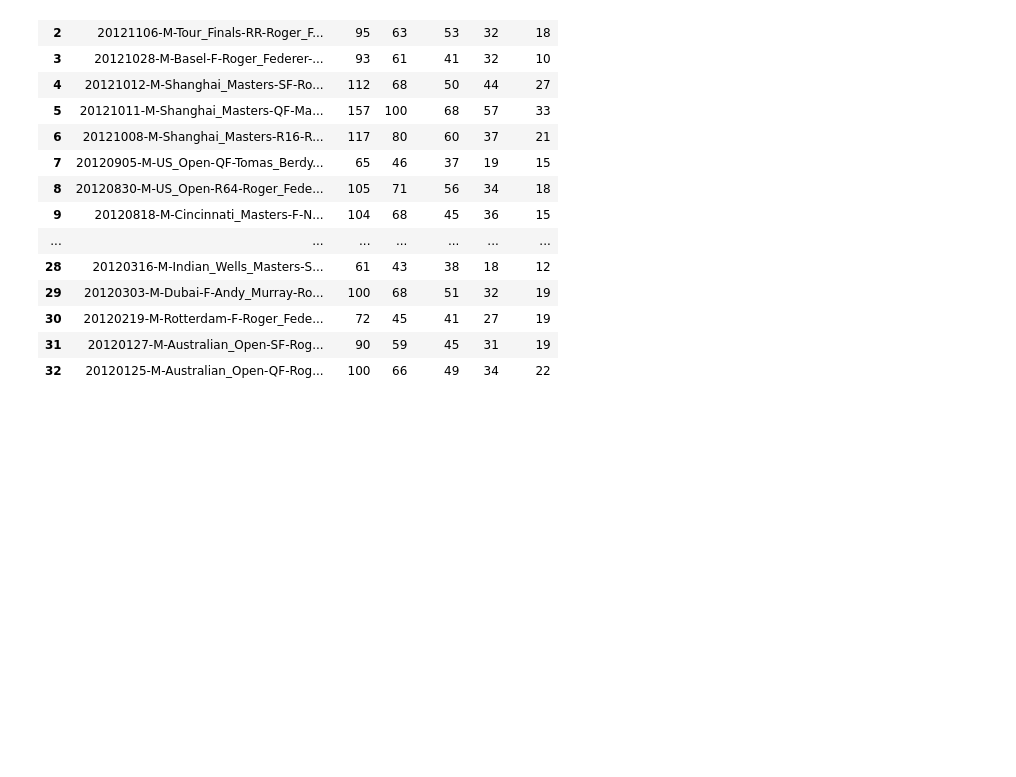
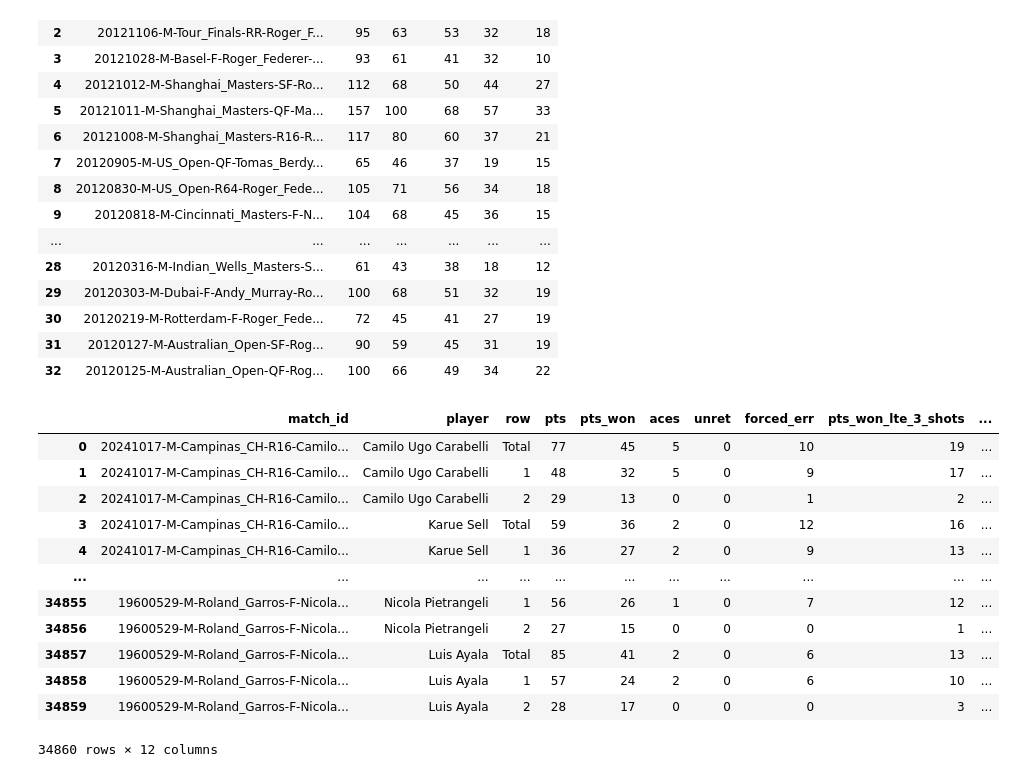
Before and after one commit to PedC18/POC1, a Jupyter notebook: builder.ipynb, the cells around one changed output. Cells and saved outputs as stored; diff of their text form; code cells hidden in the pictures; blank space fills up the shorter version.

```diff
--- a/builder.ipynb
+++ b/builder.ipynb
@@ -329,0 +319,16 @@ FedererServes
+# %%
+Serves
+# %% [output]
+|  | match_id | player | row | pts | pts_won | aces | unret | forced_err | pts_won_lte_3_shots | ... |
+| 0 | 20241017-M-Campinas_CH-R16-Camilo... | Camilo Ugo Carabelli | Total | 77 | 45 | 5 | 0 | 10 | 19 | ... |
+| 1 | 20241017-M-Campinas_CH-R16-Camilo... | Camilo Ugo Carabelli | 1 | 48 | 32 | 5 | 0 | 9 | 17 | ... |
+| 2 | 20241017-M-Campinas_CH-R16-Camilo... | Camilo Ugo Carabelli | 2 | 29 | 13 | 0 | 0 | 1 | 2 | ... |
+| 3 | 20241017-M-Campinas_CH-R16-Camilo... | Karue Sell | Total | 59 | 36 | 2 | 0 | 12 | 16 | ... |
+| 4 | 20241017-M-Campinas_CH-R16-Camilo... | Karue Sell | 1 | 36 | 27 | 2 | 0 | 9 | 13 | ... |
+| ... | ... | ... | ... | ... | ... | ... | ... | ... | ... | ... |
+| 34855 | 19600529-M-Roland_Garros-F-Nicola... | Nicola Pietrangeli | 1 | 56 | 26 | 1 | 0 | 7 | 12 | ... |
+| 34856 | 19600529-M-Roland_Garros-F-Nicola... | Nicola Pietrangeli | 2 | 27 | 15 | 0 | 0 | 0 | 1 | ... |
+| 34857 | 19600529-M-Roland_Garros-F-Nicola... | Luis Ayala | Total | 85 | 41 | 2 | 0 | 6 | 13 | ... |
+| 34858 | 19600529-M-Roland_Garros-F-Nicola... | Luis Ayala | 1 | 57 | 24 | 2 | 0 | 6 | 10 | ... |
+| 34859 | 19600529-M-Roland_Garros-F-Nicola... | Luis Ayala | 2 | 28 | 17 | 0 | 0 | 0 | 3 | ... |
+34860 rows × 12 columns
```
Also changed, not shown: parts of 8 cells of this notebook, 1 other file.
